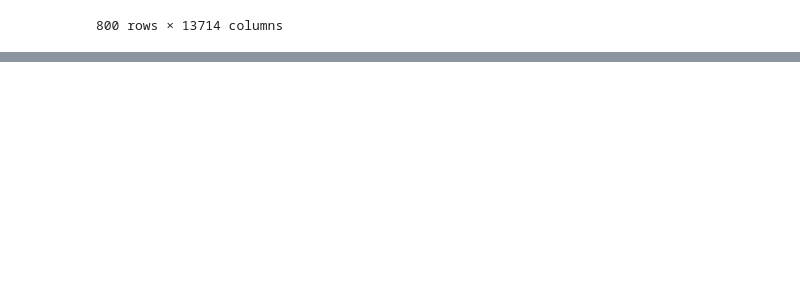
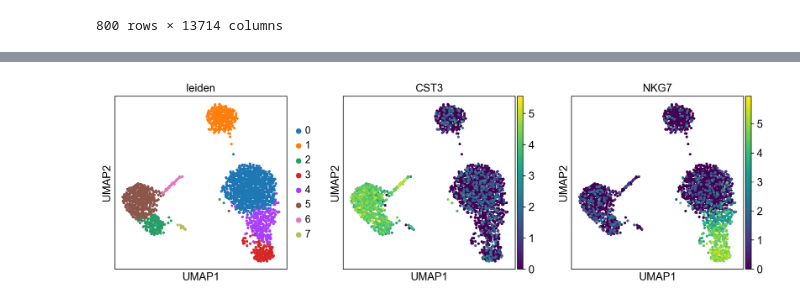
Before and after one commit to Yokohide0317/SeikaWakate-AI, a Jupyter notebook: sources/scRNA-Seq/00_prep-data.ipynb, the cells around one changed output, grey strips where cells are left out. Cells and saved outputs as stored; diff of their text form; code cells hidden in the pictures; blank space fills up the shorter version.

```diff
--- a/sources/scRNA-Seq/00_prep-data.ipynb
+++ b/sources/scRNA-Seq/00_prep-data.ipynb
@@ -128,0 +138,4 @@ small_sample.to_csv("../../data/scRNASeq_preprocessed_pbmc3k_filtered.csv", inde
+# %%
+new_adata = new_adata[:, new_adata.var.highly_variable]
+sc.pp.regress_out(new_adata, ["total_counts", "pct_counts_mt"])
+sc.pp.scale(new_adata, max_value=10)
@@ -128,0 +192,4 @@ small_sample.to_csv("../../data/scRNASeq_preprocessed_pbmc3k_filtered.csv", inde
+# %%
+sc.pl.umap(new_adata, color=["leiden", "CST3", "NKG7"])
+# %% [output]
+[figure, added]
```
Also changed, not shown: parts of 18 cells of this notebook, 2 other files.
